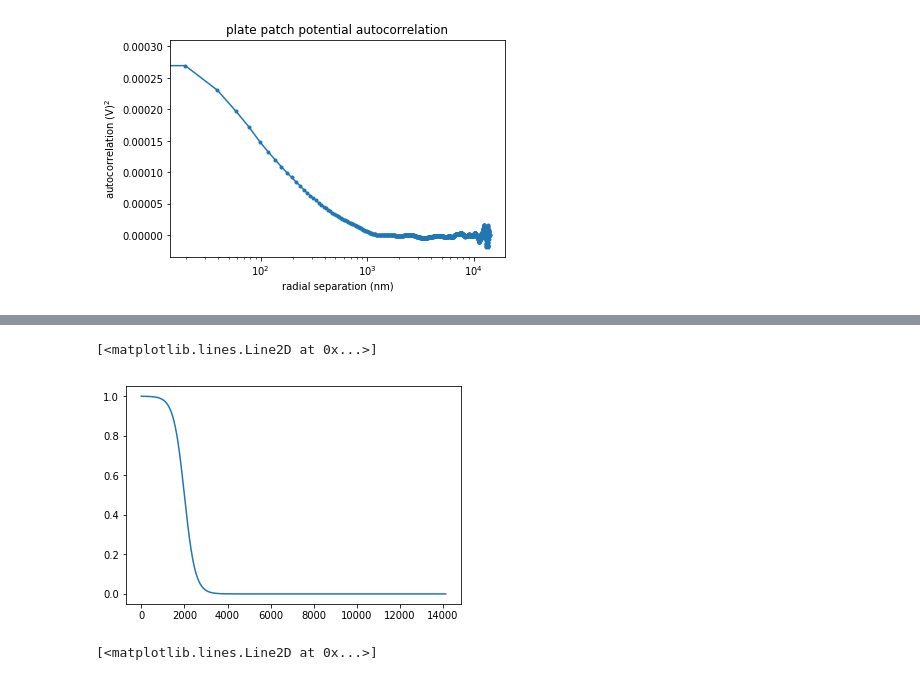
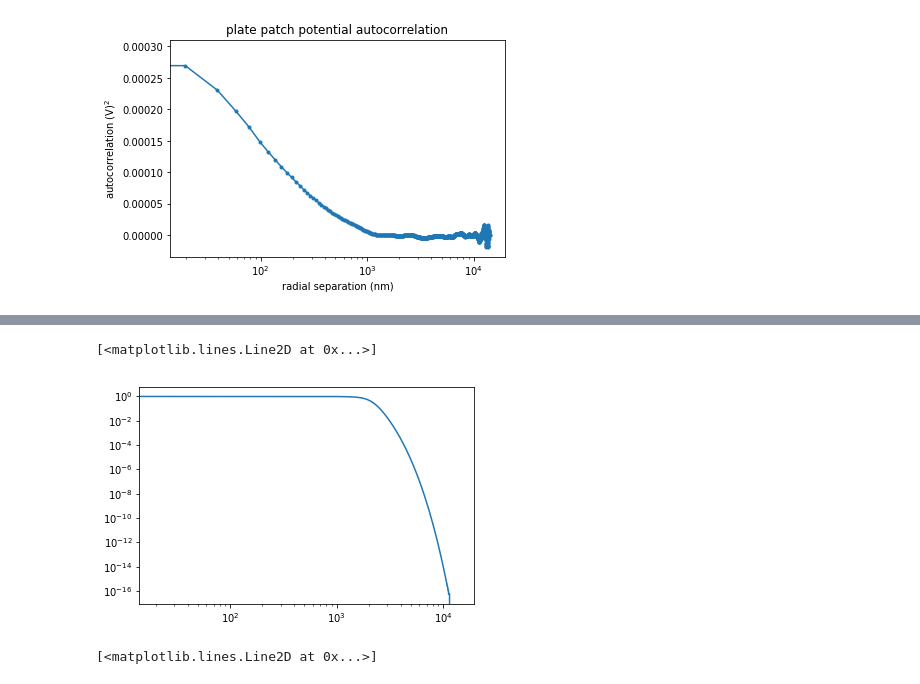
Before and after one commit to jlgarrett/NISEpy, a Jupyter notebook: PFApatchpotentials/Patches_On_2surfaces_Supplemental.ipynb, the cells around one changed output, grey strips where cells are left out. Cells and saved outputs as stored; diff of their text form; code cells hidden in the pictures.

```diff
--- a/PFApatchpotentials/Patches_On_2surfaces_Supplemental.ipynb
+++ b/PFApatchpotentials/Patches_On_2surfaces_Supplemental.ipynb
@@ -120,9 +112,9 @@ sphere_ac_line= p2d.autocorrelate_2D_toline(sphere_ckpfm)
 # %%
 window = np.array([(1-np.tanh((i-2e3)/5e2))/2 for i in xaxis])
-plt.plot(xaxis, window)
+plt.loglog(xaxis, window)
 # %% [output]
 [<matplotlib.lines.Line2D at 0x...>]
-[figure, old version]
+[figure, new version]
 # %%
 plate_ac_line_windowed = plate_ac_line*window
 plt.semilogx(xaxis, plate_ac_line_windowed)
```
Also changed, not shown: parts of 59 cells of this notebook, 2 other files.
